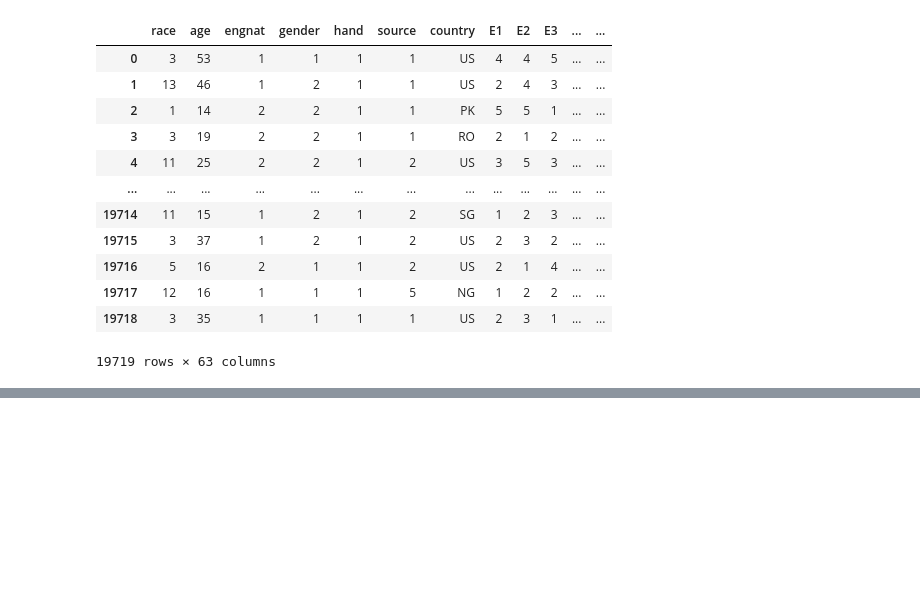
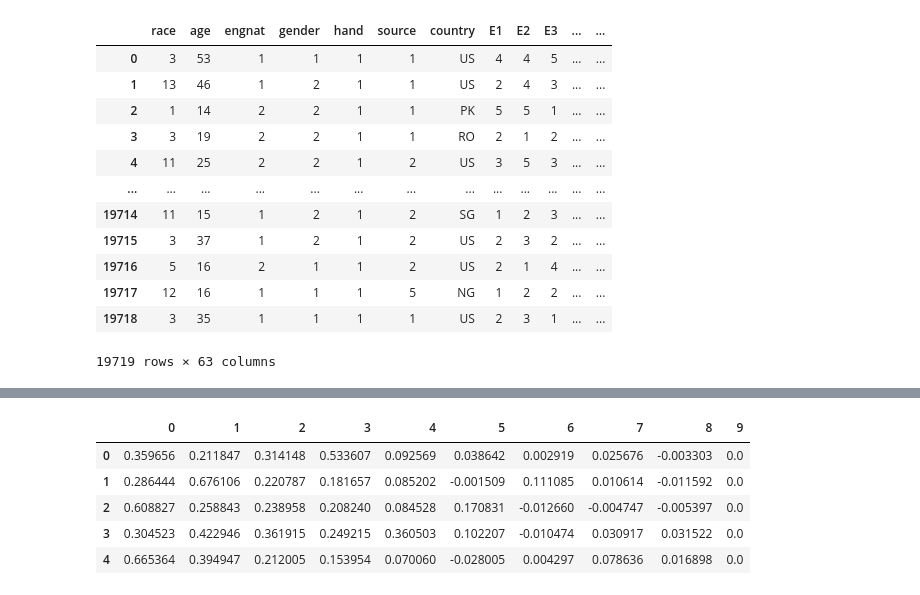
Before and after one commit to ejw-data/ml-clustering-personality, a Jupyter notebook: exploratory_analysis.ipynb, the cells around one changed output, grey strips where cells are left out. Saved outputs shown, nothing was run; the diff lists cells and outputs as text; code cells hidden in the pictures; blank space fills up the shorter version.

```diff
--- a/exploratory_analysis.ipynb
+++ b/exploratory_analysis.ipynb
@@ -357,0 +457,10 @@ df_original_scaled
+# %%
+loadings_df = pd.DataFrame.from_records(loadings)
+loadings_df.head()
+# %% [output]
+|  | 0 | 1 | 2 | 3 | 4 | 5 | 6 | 7 | 8 | 9 |
+| 0 | 0.359656 | 0.211847 | 0.314148 | 0.533607 | 0.092569 | 0.038642 | 0.002919 | 0.025676 | -0.003303 | 0.0 |
+| 1 | 0.286444 | 0.676106 | 0.220787 | 0.181657 | 0.085202 | -0.001509 | 0.111085 | 0.010614 | -0.011592 | 0.0 |
+| 2 | 0.608827 | 0.258843 | 0.238958 | 0.208240 | 0.084528 | 0.170831 | -0.012660 | -0.004747 | -0.005397 | 0.0 |
+| 3 | 0.304523 | 0.422946 | 0.361915 | 0.249215 | 0.360503 | 0.102207 | -0.010474 | 0.030917 | 0.031522 | 0.0 |
+| 4 | 0.665364 | 0.394947 | 0.212005 | 0.153954 | 0.070060 | -0.028005 | 0.004297 | 0.078636 | 0.016898 | 0.0 |
```
Also changed, not shown: parts of 18 cells of this notebook, 2 other files.
